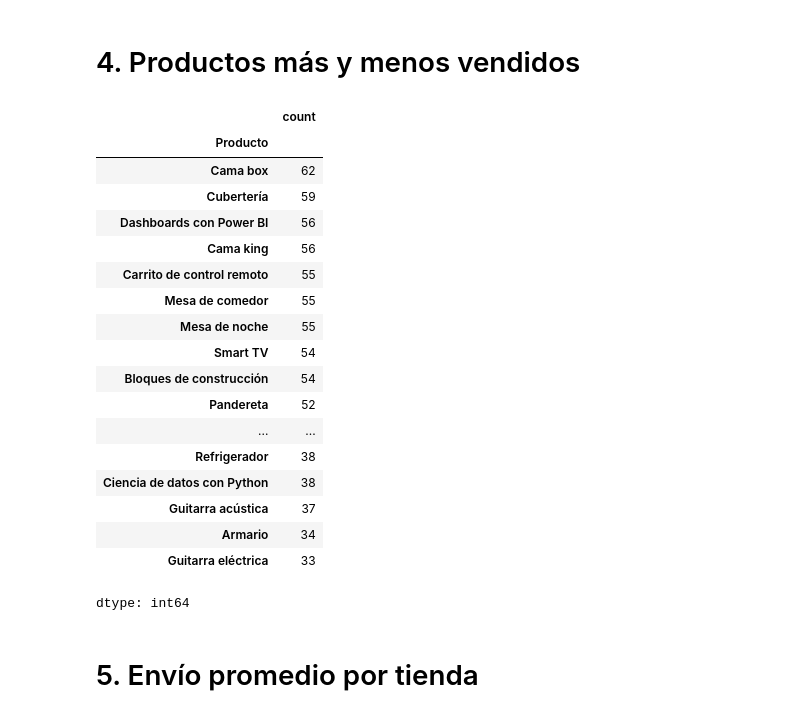
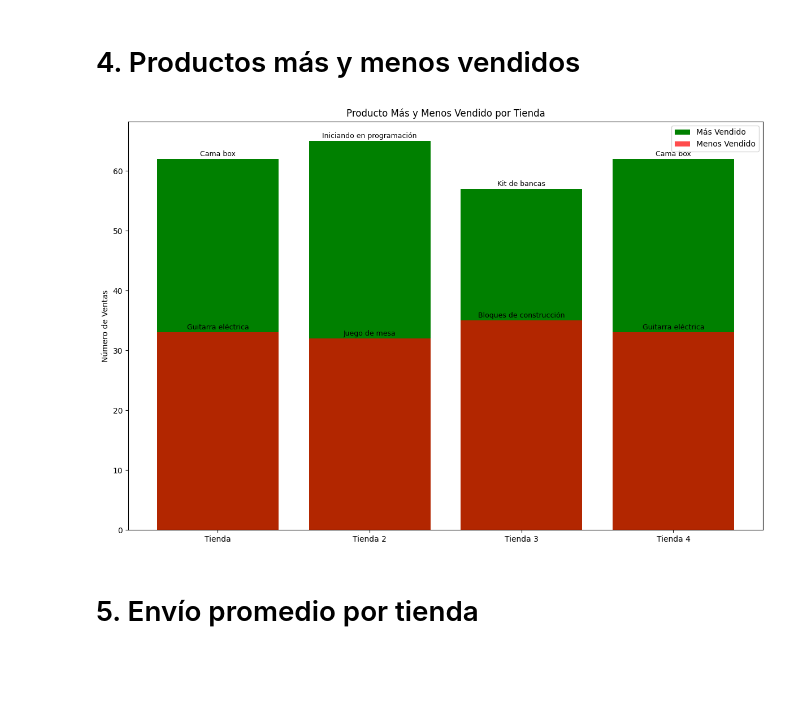
Before and after one commit to EnriqueRangel/AluraStoreLatamChallenge, a Jupyter notebook: AluraStoreLatam.ipynb, the cells around one changed output. Drawn from its saved outputs; the diff is of its cells as text; code cells hidden in the pictures; blank space fills up the shorter version.

```diff
--- a/AluraStoreLatam.ipynb
+++ b/AluraStoreLatam.ipynb
@@ -231,25 +231,3 @@ plt.show()
 [figure]
 # %% [markdown]
 # 4. Productos más y menos vendidos
-# %%
-tienda["Producto"].value_counts()
-# %% [output]
-|  | count |
-| Producto |  |
-| Cama box | 62 |
-| Cubertería | 59 |
-| Dashboards con Power BI | 56 |
-| Cama king | 56 |
-| Carrito de control remoto | 55 |
-| Mesa de comedor | 55 |
-| Mesa de noche | 55 |
-| Smart TV | 54 |
-| Bloques de construcción | 54 |
-| Pandereta | 52 |
-| ... | ... |
-| Refrigerador | 38 |
-| Ciencia de datos con Python | 38 |
-| Guitarra acústica | 37 |
-| Armario | 34 |
-| Guitarra eléctrica | 33 |
-dtype: int64
@@ -256,2 +265,21 @@ dtype: int64
+# %%
+fig, ax = plt.subplots(figsize=(12, 8))
+
+# Graficamos las ventas
+ax.bar(df_resumen["Tienda"], df_resumen["Ventas Más"], label="Más Vendido", color="green")
+ax.bar(df_resumen["Tienda"], df_resumen["Ventas Menos"], label="Menos Vendido", color="red", alpha=0.7)
+
+# Añadimos etiquetas de productos encima de cada barra
+for i, row in df_resumen.iterrows():
+    ax.text(i, row["Ventas Más"] + 0.5, row["Producto Más Vendido"], ha='center', fontsize=9, color='black')
+    ax.text(i, row["Ventas Menos"] + 0.5, row["Producto Menos Vendido"], ha='center', fontsize=9, color='black')
+
+ax.set_ylabel("Número de Ventas")
+ax.set_title("Producto Más y Menos Vendido por Tienda")
+ax.legend()
+plt.tight_layout()
+plt.show()
+# %% [output]
+[figure, added]
 # %% [markdown]
 # 5. Envío promedio por tienda
```
Also changed, not shown: parts of 1 cell of this notebook.
